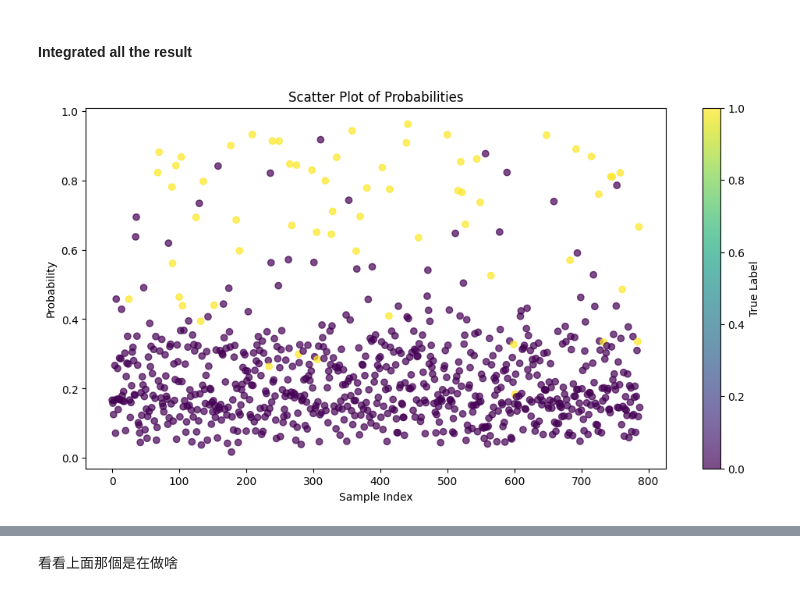
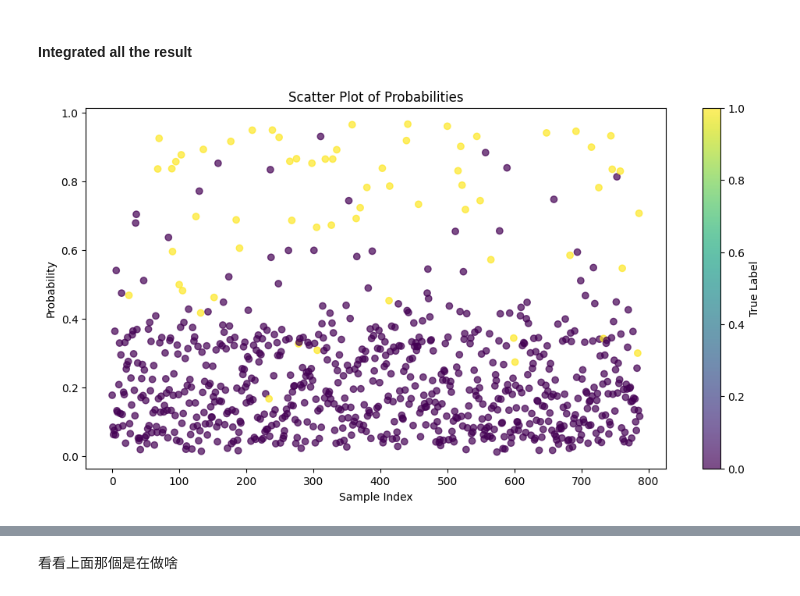
Before and after one commit to jmwu91/ML, a Jupyter notebook: HW/mid/mid_2_repair_copy.ipynb, the cells around one changed output, grey strips where cells are left out. Drawn from its saved outputs; the diff is of its cells as text; code cells hidden in the pictures.

Commit message:
model building

```diff
--- a/HW/mid/mid_2_repair_copy.ipynb
+++ b/HW/mid/mid_2_repair_copy.ipynb
@@ -948,32 +981,32 @@ The max F1 score of Xgb is 0.31460674157303364
 #### Integrated all the result
 # %%
 # Integrated all the result
-y_probabilities_xgb_train = xgb_model.predict_proba(X_test)[:,1]
+y_probabilities_xgb_train = best_xgb_model.predict_proba(X_test)[:,1]
 
 y_probabilities_lgbm_train = bst.predict(X_test,
                                          num_iteration = bst.best_iteration
                                          )
 
 y_probabilities_rf_train = np.mean([estimator.predict_proba(X_test)[:, 1] for estimator in rf_classifier.estimators_], axis=0)
 
 y_probabilities = (y_probabilities_rf_train + y_probabilities_lgbm_train + y_probabilities_xgb_train) / 3
 
 
 plt.figure(figsize = (12, 6))
 plt.scatter(range(len(y_test)),
             y_probabilities,
             c =  y_test.label,
             cmap = 'viridis',
             alpha = 0.7
             )
 
 plt.colorbar(label = 'True Label')
 plt.title('Scatter Plot of Probabilities')
 plt.xlabel('Sample Index')
 plt.ylabel('Probability')
 plt.show()
 # %% [output]
-[figure, old version]
+[figure, new version]
 # %%
 thresholds = np.arange(0.01, 1, 0.01)
 predictions = [(y_probabilities >= threshold).astype(int) for threshold in thresholds]
```
Also changed, not shown: parts of 13 cells of this notebook.
